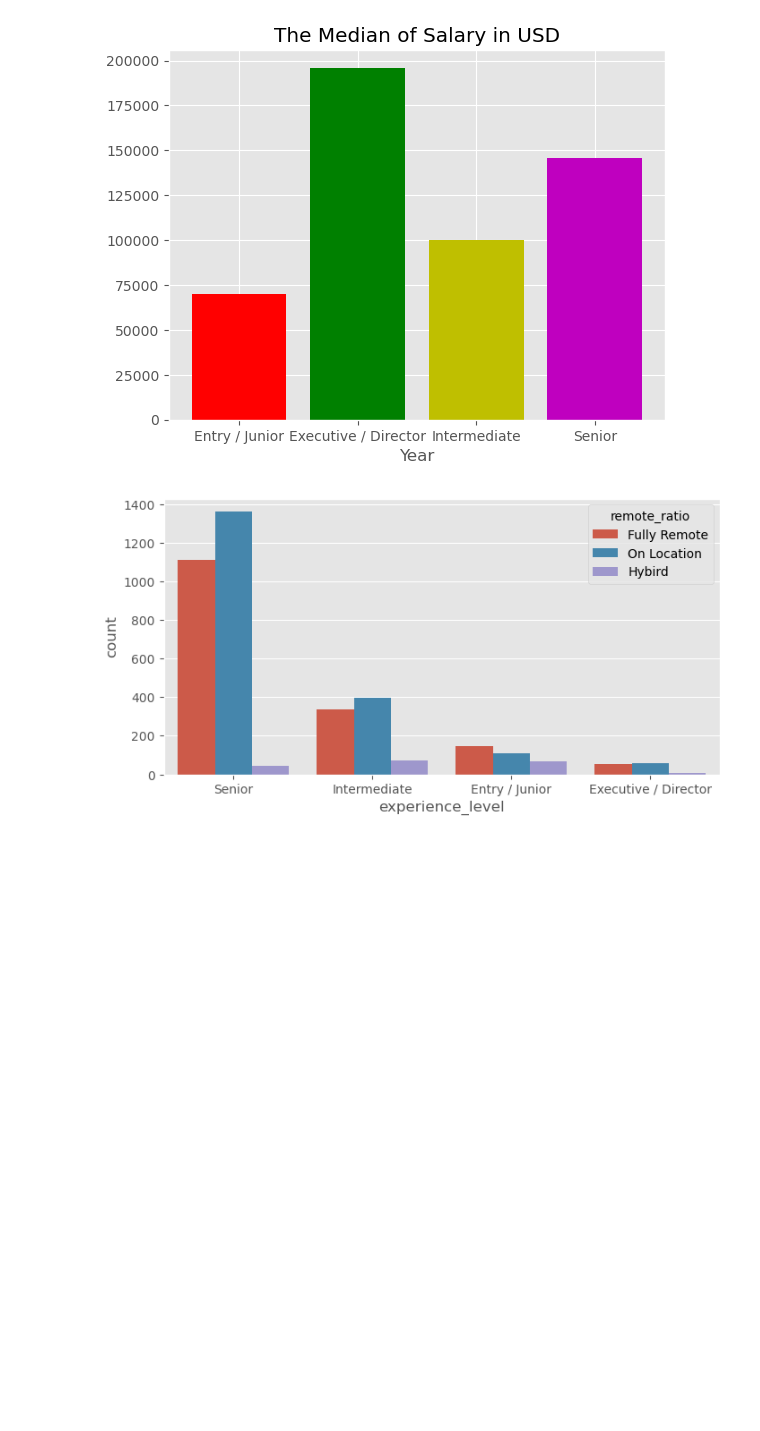
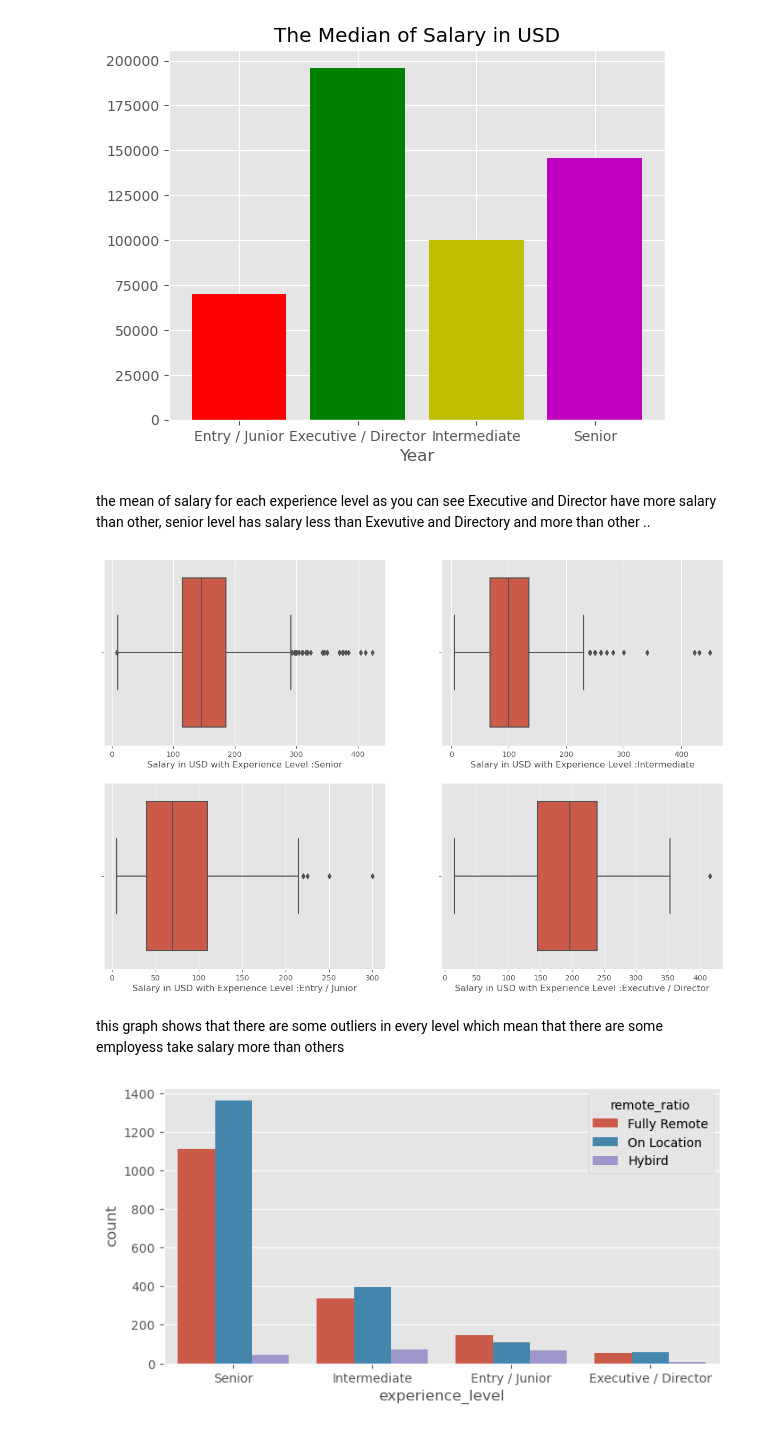
Before and after one commit to ahmedbasemdev/Corelia, a Jupyter notebook: Task 5 - EDA/Code.ipynb, the cells around one changed output. Cells and saved outputs as stored; diff of their text form; code cells hidden in the pictures; blank space fills up the shorter version.

```diff
--- a/Task 5 - EDA/Code.ipynb
+++ b/Task 5 - EDA/Code.ipynb
@@ -304,8 +346,19 @@ plt.title('The Median of Salary in USD')
 plt.show()
 # %% [output]
 [figure]
+# %% [markdown]
+the mean of salary for each experience level as you can see Executive and Director have more salary than other, senior level has salary less than Exevutive and Directory and more than other ..
 # %%
-# experience_versus_col('remote_ratio',"Working Type for each Experience Level")
+plt.subplots(2,2,figsize=(15,10))
+for idx,level in enumerate(data['experience_level'].unique()):
+    plt.subplot(2,2,idx+1)
+    sns.boxplot(data=data[data['experience_level'] == level],x='salary_in_usd')
+    plt.xlabel('Salary in USD with Experience Level :' + level)
+plt.show()
+# %% [output]
+[figure, added]
+# %% [markdown]
+this graph shows that there are some outliers in every level which mean that there are some employess take salary more than others
 # %%
 multi_count_plot('experience_level','remote_ratio')
 # %% [output]
```
Also changed, not shown: parts of 74 cells of this notebook.
